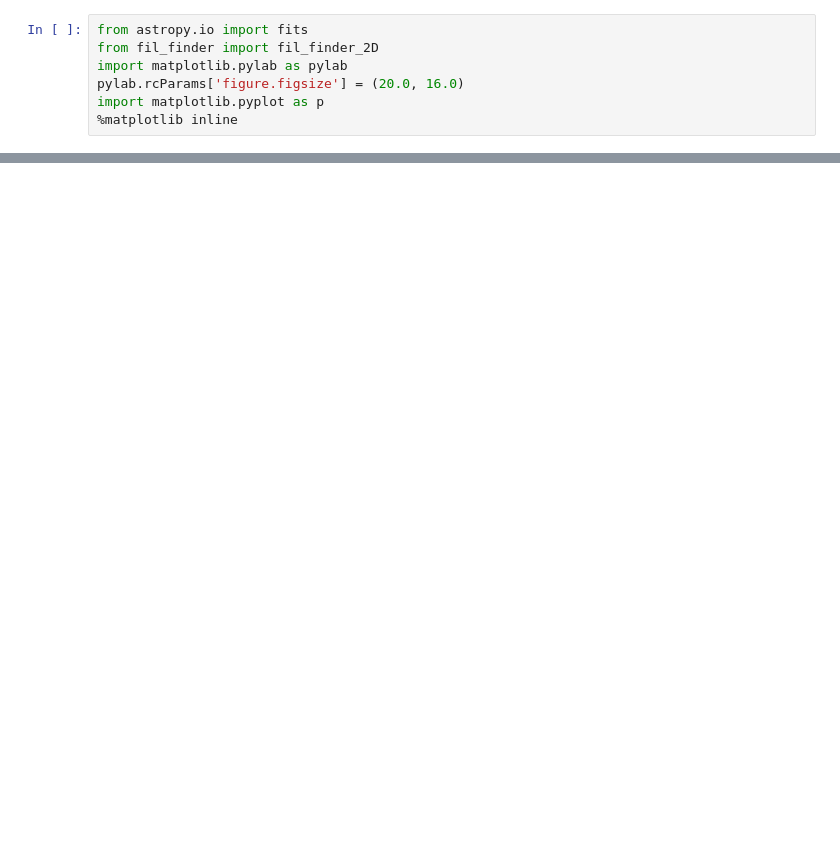
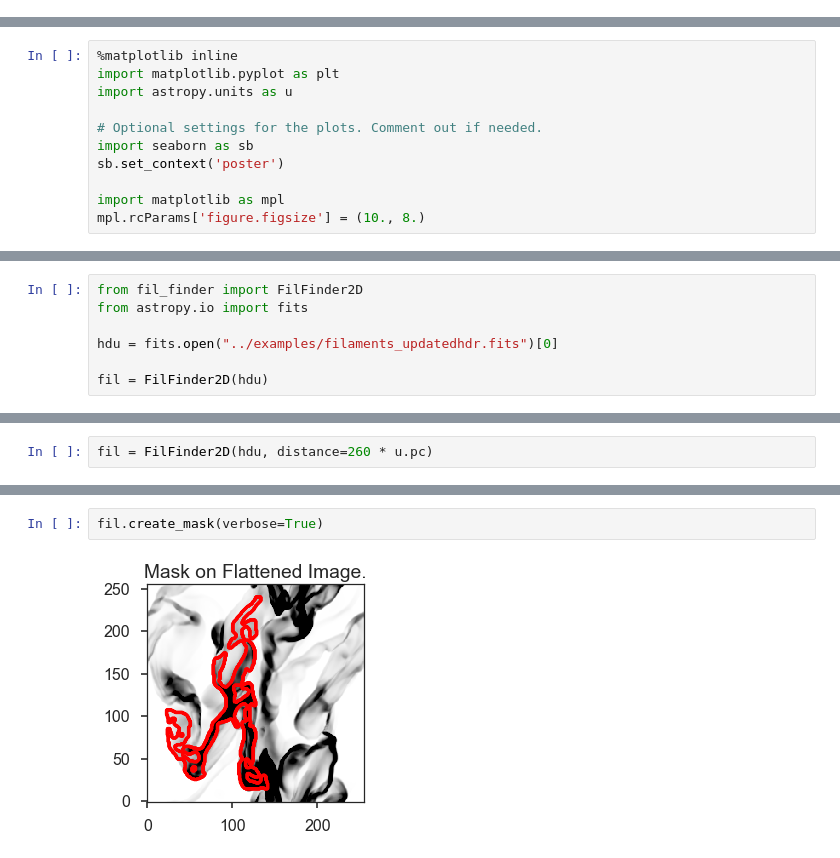
Before and after one commit to e-koch/FilFinder, a Jupyter notebook: docs/tutorial.ipynb, the cells around one changed output, grey strips where cells are left out. Saved outputs shown, nothing was run; the diff lists cells and outputs as text; blank space fills up the shorter version.

```diff
--- a/docs/tutorial.ipynb
+++ b/docs/tutorial.ipynb
@@ -10,7 +0,0 @@ Load in the algorithm and along with astropy to read in the FITS file.
-# %%
-from astropy.io import fits
-from fil_finder import fil_finder_2D
-import matplotlib.pylab as pylab
-pylab.rcParams['figure.figsize'] = (20.0, 16.0)
-import matplotlib.pyplot as p
-%matplotlib inline
@@ -251,0 +8,11 @@ Image products are saved using `fils.save_fits`. By default, the mask, skeleton,
+# %%
+%matplotlib inline
+import matplotlib.pyplot as plt
+import astropy.units as u
+
+# Optional settings for the plots. Comment out if needed.
+import seaborn as sb
+sb.set_context('poster')
+
+import matplotlib as mpl
+mpl.rcParams['figure.figsize'] = (10., 8.)
@@ -251,0 +30,7 @@ Image products are saved using `fils.save_fits`. By default, the mask, skeleton,
+# %%
+from fil_finder import FilFinder2D
+from astropy.io import fits
+
+hdu = fits.open("../examples/filaments_updatedhdr.fits")[0]
+
+fil = FilFinder2D(hdu)
@@ -251,0 +89,2 @@ Image products are saved using `fils.save_fits`. By default, the mask, skeleton,
+# %%
+fil = FilFinder2D(hdu, distance=260 * u.pc)
@@ -251,0 +135,4 @@ Image products are saved using `fils.save_fits`. By default, the mask, skeleton,
+# %%
+fil.create_mask(verbose=True)
+# %% [output]
+[figure, added]
```
Also changed, not shown: parts of 147 cells of this notebook, 3 other files.
